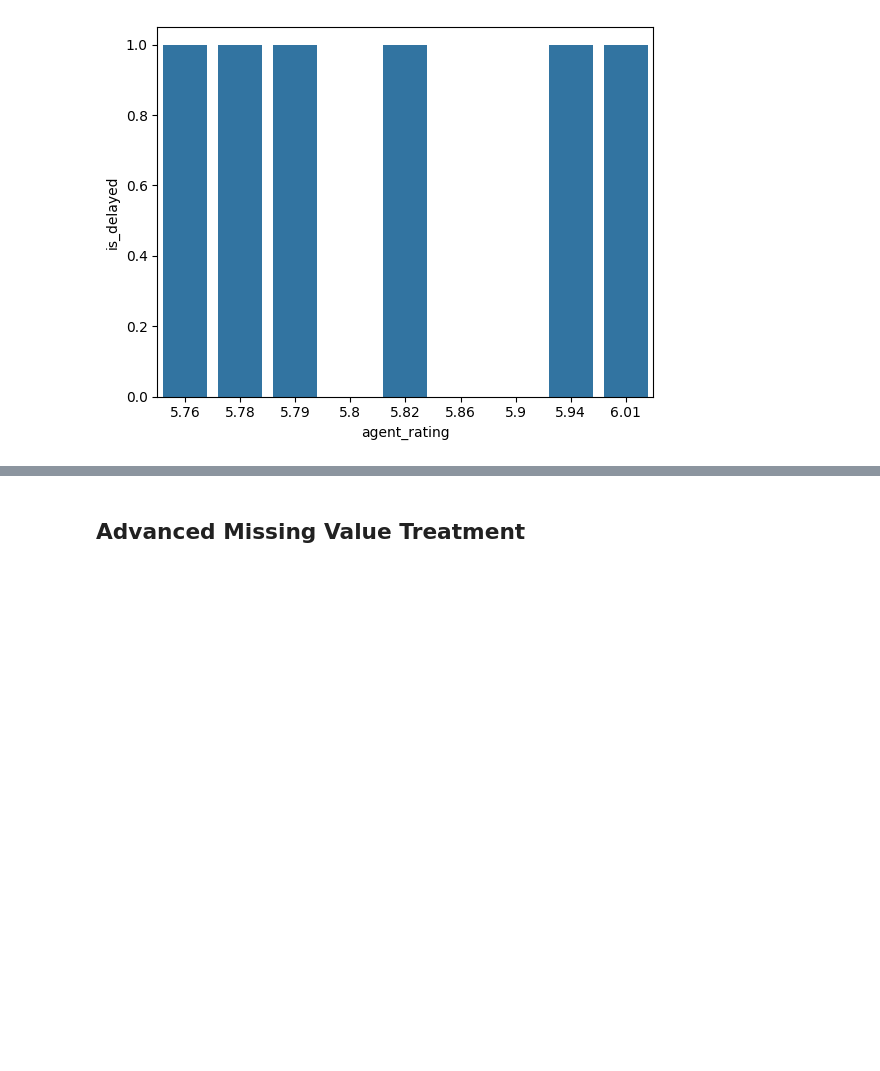
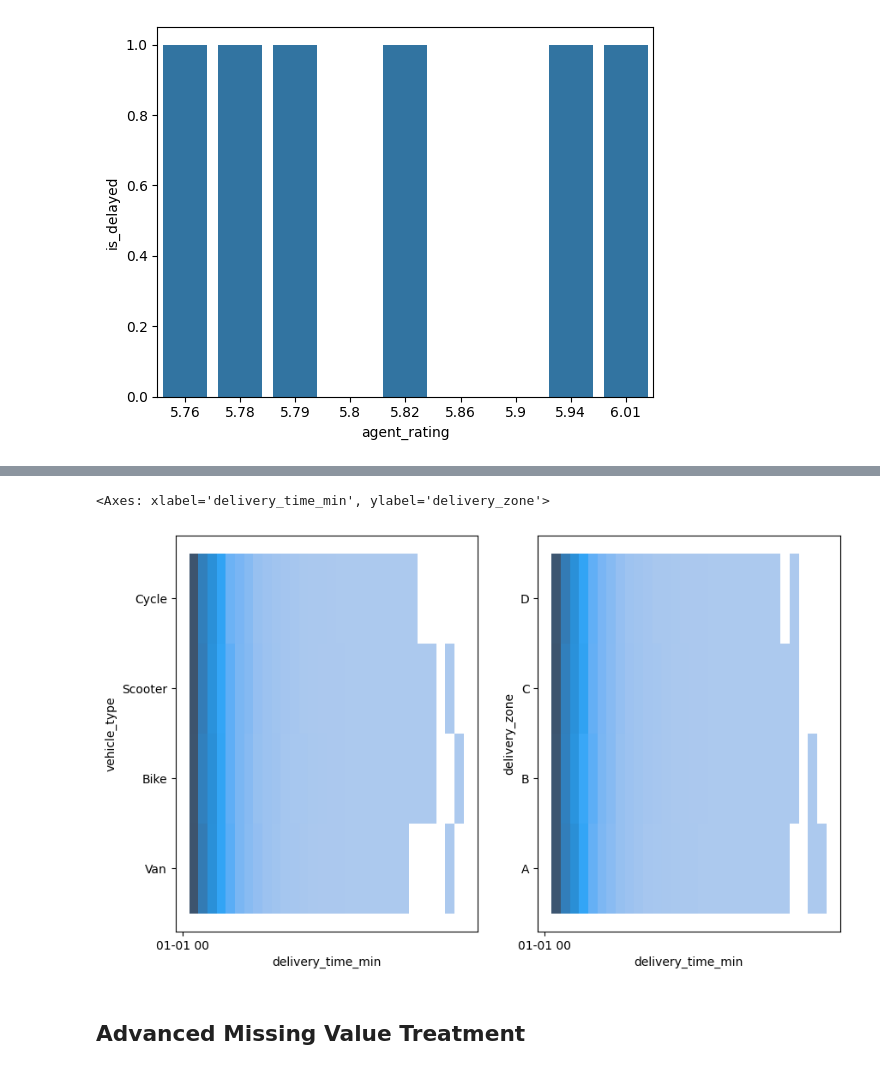
Before and after one commit to omvaja693-create/Amazon-s-Data-Preprocessing-Feature-Engineering, a Jupyter notebook: anazon_analysis.ipynb, the cells around one changed output, grey strips where cells are left out. Drawn from its saved outputs; the diff is of its cells as text; code cells hidden in the pictures; blank space fills up the shorter version.

```diff
--- a/anazon_analysis.ipynb
+++ b/anazon_analysis.ipynb
@@ -378,3 +414,11 @@ TypeError: DataFrame.corr() got an unexpected keyword argument 'include'
+# %%
+_,axis = plt.subplots(1,2,figsize=(10, 6))
+
+sns.histplot(data=df, x='delivery_time_min',y='vehicle_type', bins=30, kde=True, ax=axis[0])
+sns.histplot(data=df, x='delivery_time_min',y='delivery_zone', bins=30, kde=True, ax=axis[1])
+# %% [output]
+<Axes: xlabel='delivery_time_min', ylabel='delivery_zone'>
+[figure, added]
 # %% [markdown]
 ## Advanced Missing Value Treatment
 # %% [markdown]
```
Also changed, not shown: parts of 6 cells of this notebook.
